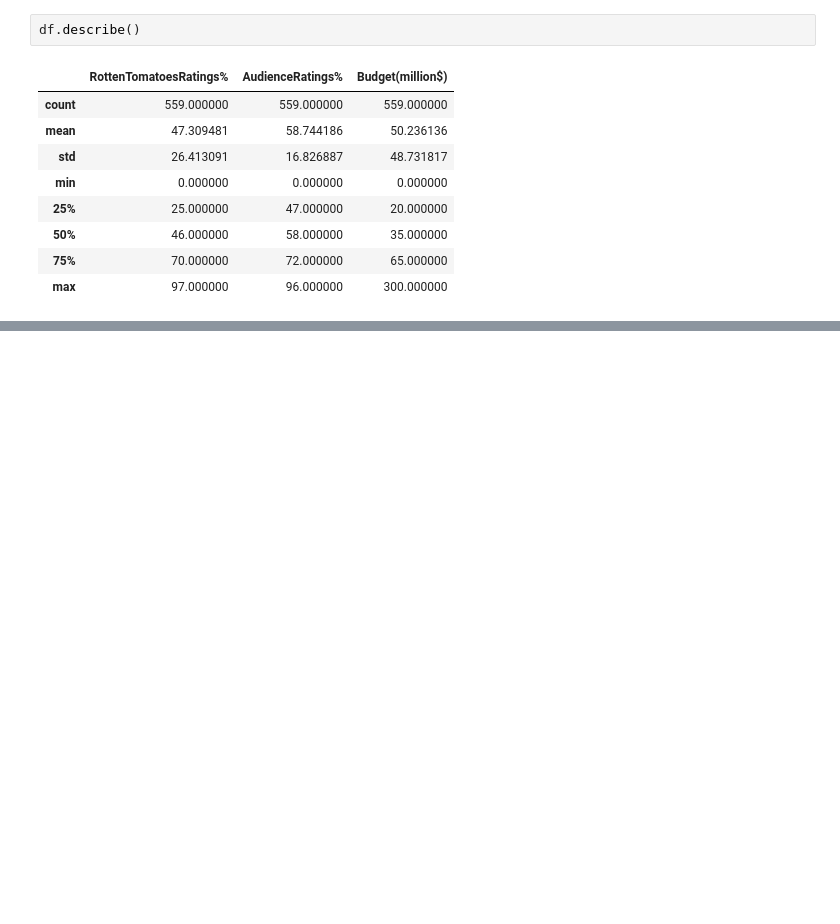
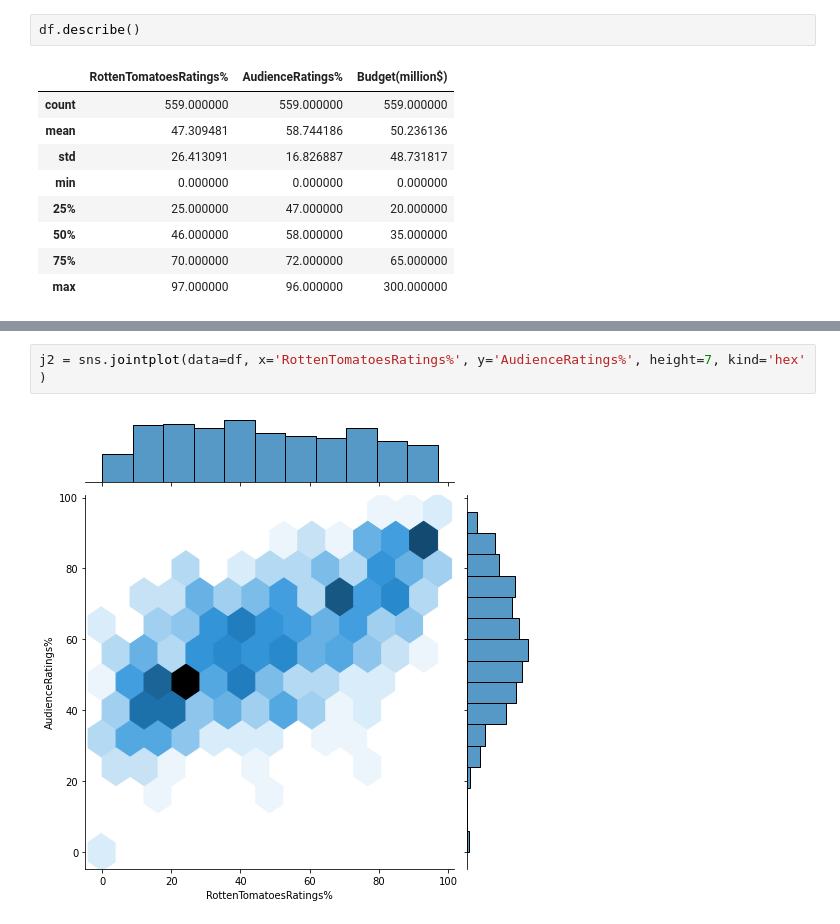
Before and after one commit to 00Halfman00/MLApprentice, a Jupyter notebook: pythonA-Z/categorical_variables.ipynb, the cells around one changed output, grey strips where cells are left out. Saved outputs shown, nothing was run; the diff lists cells and outputs as text; blank space fills up the shorter version.

```diff
--- a/pythonA-Z/categorical_variables.ipynb
+++ b/pythonA-Z/categorical_variables.ipynb
@@ -130,0 +145,4 @@ df.describe()
+# %%
+j2 = sns.jointplot(data=df, x='RottenTomatoesRatings%', y='AudienceRatings%', height=7, kind='hex' )
+# %% [output]
+[figure, added]
```
Also changed, not shown: parts of 37 cells of this notebook, 5 other files.
